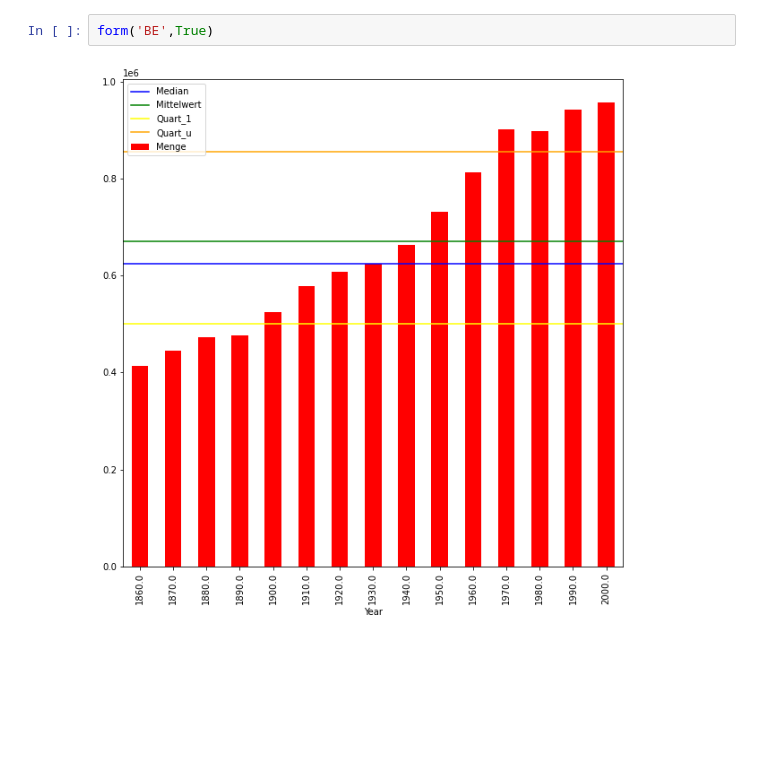
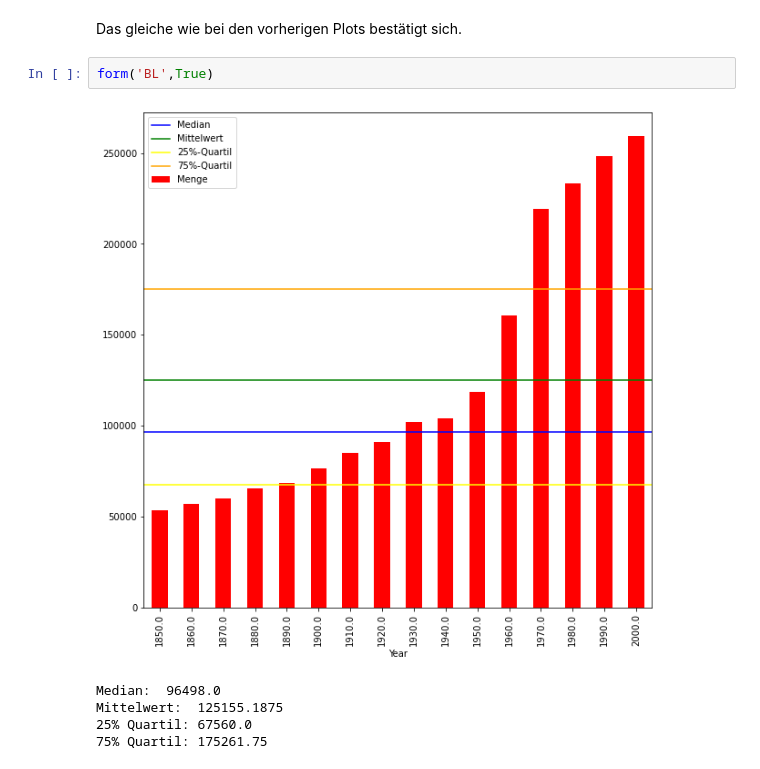
Before and after one commit to christiangemesi/datastory, a Jupyter notebook: christian_gemesi_befoelkerungsanalyse_schweiz/data/DataStory_DescriptiveStats.ipynb, the cells around one changed output. Saved outputs shown, nothing was run; the diff lists cells and outputs as text; blank space fills up the shorter version.

```diff
--- a/christian_gemesi_befoelkerungsanalyse_schweiz/data/DataStory_DescriptiveStats.ipynb
+++ b/christian_gemesi_befoelkerungsanalyse_schweiz/data/DataStory_DescriptiveStats.ipynb
@@ -217,4 +83,10 @@ def form(kanton,wannaPlot):
+# %% [markdown]
+Das gleiche wie bei den vorherigen Plots bestätigt sich.
 # %%
-form('BE',True)
+form('BL',True)
 # %% [output]
-[figure, old version]
+[figure, new version]
+Median:  96498.0
+Mittelwert:  125155.1875
+25% Quartil: 67560.0
+75% Quartil: 175261.75
```
Also changed, not shown: parts of 15 cells of this notebook, 9 other files.
